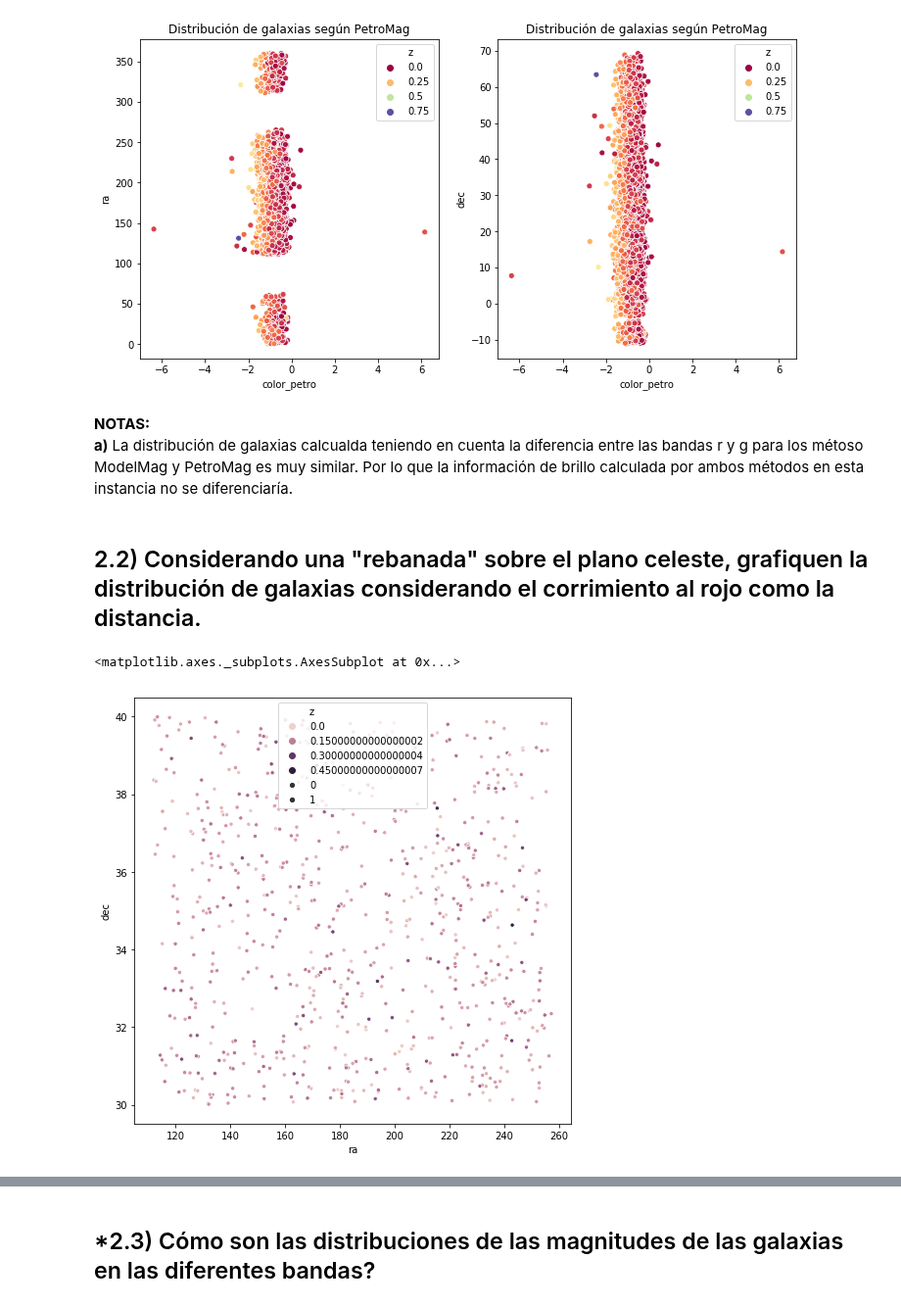
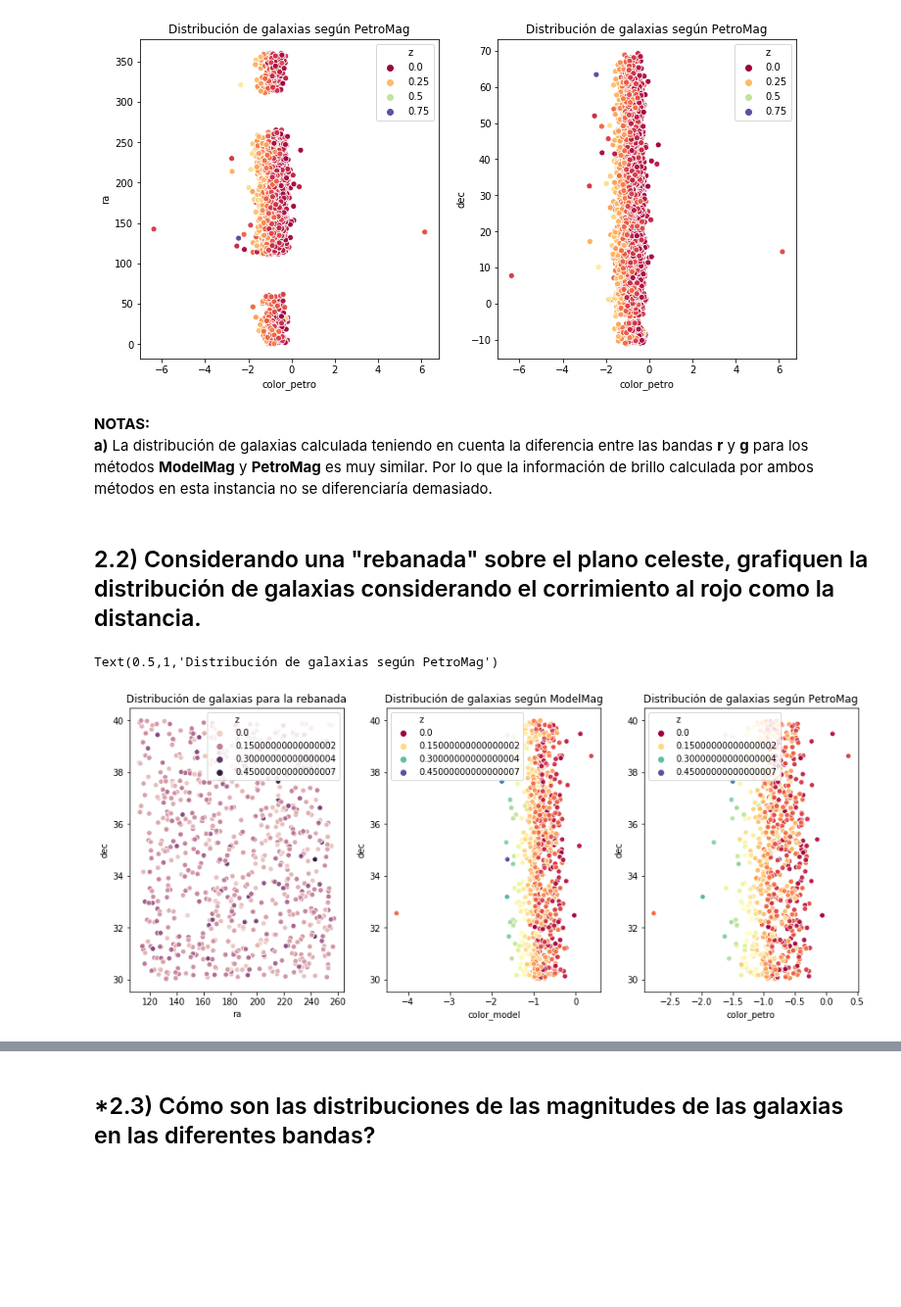
Before and after one commit to leoborgnino/mentoria-astro-datos, a Jupyter notebook: 1_Analisis_y_Visualizacion.ipynb, the cells around one changed output, grey strips where cells are left out. Shown at 98% size. Drawn from its saved outputs; the diff is of its cells as text; code cells hidden in the pictures; blank space fills up the shorter version.

```diff
--- a/1_Analisis_y_Visualizacion.ipynb
+++ b/1_Analisis_y_Visualizacion.ipynb
@@ -215,7 +216,7 @@ Text(0.5,1,'Distribución de galaxias según PetroMag')
 [figure]
 # %% [markdown]
 **NOTAS:**
-**a)** La distribución de galaxias calcualda teniendo en cuenta la diferencia entre las bandas r y g para los métoso ModelMag y PetroMag es muy similar. Por lo que la información de brillo calculada por ambos métodos en esta instancia no se diferenciaría.
+**a)** La distribución de galaxias calculada teniendo en cuenta la diferencia entre las bandas **r** y **g** para los métodos **ModelMag** y **PetroMag** es muy similar. Por lo que la información de brillo calculada por ambos métodos en esta instancia no se diferenciaría demasiado.
 # %% [markdown]
 ## 2.2) Considerando una "rebanada" sobre el plano celeste, grafiquen la distribución de galaxias considerando el corrimiento al rojo como la distancia.
 # %%
@@ -225,12 +226,29 @@ slice_dec = [30,40]
 dataset_cut = data
 dataset_cut['intervals'] = pd.cut(data['dec'],slice_dec)
 dataset_sliced = dataset_cut[dataset_cut['intervals'] == pd.Interval(slice_dec[0],slice_dec[1])]
+# %%
+# Calculamos la diferencia entre las bandas r y g para la rebanada
+
+dataset_sliced['color_model'] = data['modelMag_r'] - data['modelMag_g']
+dataset_sliced['color_petro'] = data['petroMag_r'] - data['petroMag_g']
 # %%
 # Realizamos el gráfico de distribución de galaxias utilizando la rebanada calculada anteriormente
 
-f = plt.figure(figsize=(8,8))
-ax = f.add_subplot(111)
-sns.scatterplot(x='ra',y='dec',data=dataset_sliced,hue='z',size=1,ax=ax)
+plt.figure (figsize=(15,6))
+
+plt.subplot(131)
+#plt1 = plt.figure(figsize=(8,8))
+#ax = plt1.add_subplot(111)
+plt1=seaborn.scatterplot(data=dataset_sliced,x='ra',y='dec',hue='z') #,size=1,ax=ax
+plt.title('Distribución de galaxias para la rebanada')
+
+plt.subplot(132)
+plt2=seaborn.scatterplot(data=dataset_sliced, x='color_model', y='dec', hue='z', palette='Spectral')
+plt.title('Distribución de galaxias según ModelMag')
+
+plt.subplot(133)
+plt3=seaborn.scatterplot(data=dataset_sliced, x='color_petro', y='dec',hue='z', palette='Spectral')
+plt.title('Distribución de galaxias según PetroMag')
 # %% [output]
-<matplotlib.axes._subplots.AxesSubplot at 0x...>
+Text(0.5,1,'Distribución de galaxias según PetroMag')
-[figure, old version]
+[figure, new version]
```
Also changed, not shown: parts of 16 cells of this notebook.
